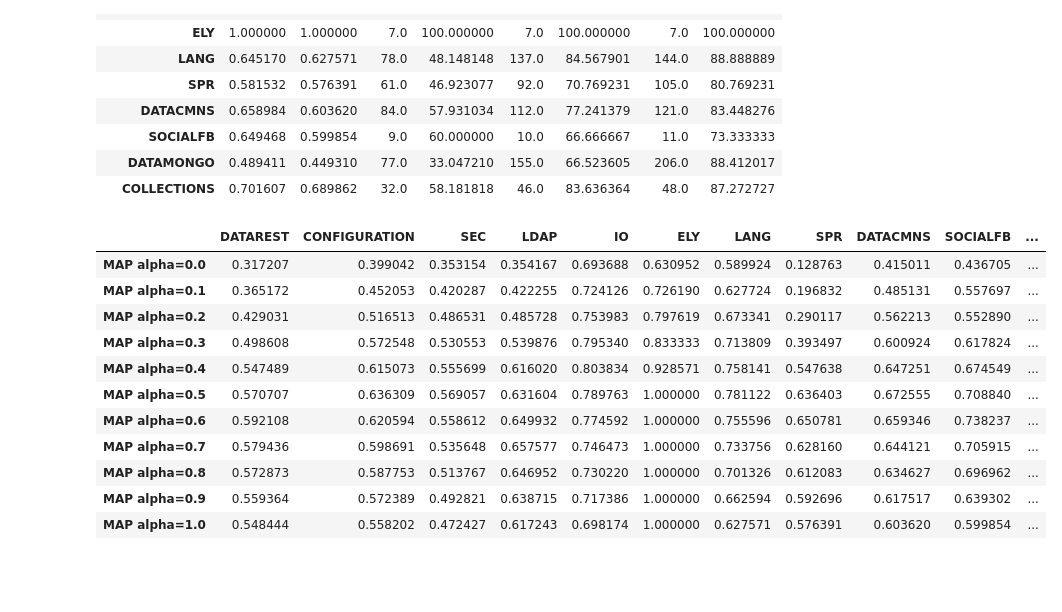
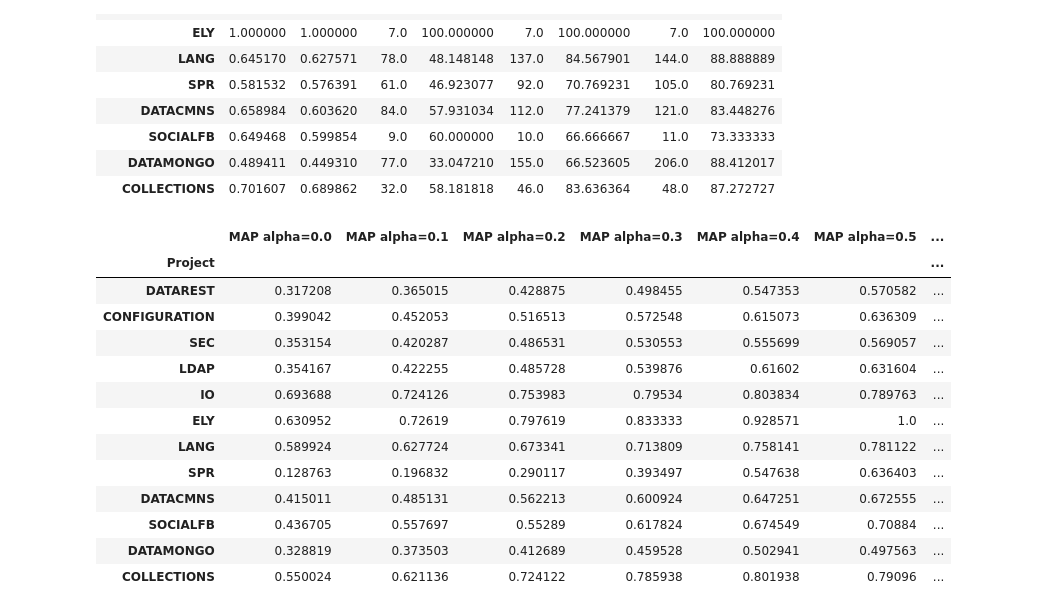
Before and after one commit to JeremyOlea/BugLocator, a Jupyter notebook: Method2.ipynb, the cells around one changed output. Cells and saved outputs as stored; diff of their text form; code cells hidden in the pictures; blank space fills up the shorter version.

```diff
--- a/Method2.ipynb
+++ b/Method2.ipynb
@@ -278,6 +305,13 @@ def check_similarities(source_code, queries, vect):
 
     return scores
 # %%
+# Calculate simi score using Equation (8)
+# Input:
+#   proj_src_dict: Dictionary of source files
+#   fixes: Array of fixes for each bug
+#   bug_similarities: array of scores calculated by cosine similarity
+# Output:
+#   returns array of similarity scores for each source code file
 def calc_simi_score(proj_src_dict, fixes, bug_similarities):
     # print(len(fixes), len(bug_similarities))
     src_code_similarites = [0 for _ in proj_src_dict.keys()]
@@ -291,7 +325,14 @@ def calc_simi_score(proj_src_dict, fixes, bug_similarities):
 
     return src_code_similarites
 
-def check_simi_scores(sc_project_df, queries, vect):
+# Run pipeline for calculating indirect similarities
+# Input:
+#   sc_project_df: source code dataframe
+#   queries: bug report dataframe
+#   vect: TD-IDF vector
+# Output:
+#   returns array of scores for each query in queries
+def check_indirect_similarities(sc_project_df, queries, vect):
     scores = []
     all_qr_vect = vect.transform(queries['query'])
 
@@ -422,6 +427,7 @@ def calc_mean_average_precision(ranks):
     else:
         return 0
 # %%
+# Pipeline for running evaluation for scores
 def run_eval(sc_project_df, br_project_df, scores, my_dict):
     ranked_scores = []
     fix_index = []
@@ -434,10 +440,9 @@ def run_eval(sc_project_df, br_project_df, scores, my_dict):
         ranked_scores.append(rank_scores(scores[idx]))
         fix_index.append(get_fix_index(row.fix, sc_project_df.filename))
         fix_r = get_fix_rank(fix_index[-1], ranked_scores[-1])
-        if len(fix_r) > 0:
-            fix_rank.append(fix_r)
-            reciprocal_rank.append(calc_reciprocal_rank(fix_r))
-            average_precision.append(calc_mean_average_precision(fix_r))
+        fix_rank.append(fix_r)
+        reciprocal_rank.append(calc_reciprocal_rank(fix_r))
+        average_precision.append(calc_mean_average_precision(fix_r))
         idx += 1
 
     my_dict['ranked_score'] = ranked_scores
@@ -677,34 +657,33 @@ def visualize_top_k_percent(df):
 # %%
-def compare_alpha_data(all_alpha_tables, data_name):
+def compare_alpha_data(all_alpha_tables, data_metric):
     result = []
-    # result.append(all_alpha_tables[0].index)
+    result.append(all_alpha_tables[0].index)
     for alpha_val, alpha_table in enumerate(all_alpha_tables):
-        data_series = alpha_table[data_name].to_numpy()
+        data_series = alpha_table[data_metric].to_numpy()
         result.append(data_series)
 
-    df = pd.DataFrame(result)
-    df.columns = all_alpha_tables[0].index
-    df.index = [f'{data_name} alpha=0.0', f'{data_name} alpha=0.1', f'{data_name} alpha=0.2',
-        f'{data_name} alpha=0.3', f'{data_name} alpha=0.4', f'{data_name} alpha=0.5', f'{data_name} alpha=0.6',
-        f'{data_name} alpha=0.7', f'{data_name} alpha=0.8', f'{data_name} alpha=0.9', f'{data_name} alpha=1.0',]
-    # df = df.set_index('Project')
-    df['mean'] = df.apply(lambda row: row.mean(), axis=1)
-    # df = df.transpose()
+    df = pd.DataFrame(result).transpose()
+    df.columns = ['Project', f'{data_metric} alpha=0.0', f'{data_metric} alpha=0.1', f'{data_metric} alpha=0.2',
+        f'{data_metric} alpha=0.3', f'{data_metric} alpha=0.4', f'{data_metric} alpha=0.5', f'{data_metric} alpha=0.6',
+        f'{data_metric} alpha=0.7', f'{data_metric} alpha=0.8', f'{data_metric} alpha=0.9', f'{data_metric} alpha=1.0',]
+    df = df.set_index('Project')
     return df
 # %%
 alpha_MAP = compare_alpha_data(all_combined_alpha_performance_table, 'MAP')
-alpha_MAP.head(13)
+alpha_MAP.head(12)
 # %% [output]
-|  | DATAREST | CONFIGURATION | SEC | LDAP | IO | ELY | LANG | SPR | DATACMNS | SOCIALFB | ... |
-| MAP alpha=0.0 | 0.317207 | 0.399042 | 0.353154 | 0.354167 | 0.693688 | 0.630952 | 0.589924 | 0.128763 | 0.415011 | 0.436705 | ... |
-| MAP alpha=0.1 | 0.365172 | 0.452053 | 0.420287 | 0.422255 | 0.724126 | 0.726190 | 0.627724 | 0.196832 | 0.485131 | 0.557697 | ... |
-| MAP alpha=0.2 | 0.429031 | 0.516513 | 0.486531 | 0.485728 | 0.753983 | 0.797619 | 0.673341 | 0.290117 | 0.562213 | 0.552890 | ... |
-| MAP alpha=0.3 | 0.498608 | 0.572548 | 0.530553 | 0.539876 | 0.795340 | 0.833333 | 0.713809 | 0.393497 | 0.600924 | 0.617824 | ... |
-| MAP alpha=0.4 | 0.547489 | 0.615073 | 0.555699 | 0.616020 | 0.803834 | 0.928571 | 0.758141 | 0.547638 | 0.647251 | 0.674549 | ... |
-| MAP alpha=0.5 | 0.570707 | 0.636309 | 0.569057 | 0.631604 | 0.789763 | 1.000000 | 0.781122 | 0.636403 | 0.672555 | 0.708840 | ... |
-| MAP alpha=0.6 | 0.592108 | 0.620594 | 0.558612 | 0.649932 | 0.774592 | 1.000000 | 0.755596 | 0.650781 | 0.659346 | 0.738237 | ... |
-| MAP alpha=0.7 | 0.579436 | 0.598691 | 0.535648 | 0.657577 | 0.746473 | 1.000000 | 0.733756 | 0.628160 | 0.644121 | 0.705915 | ... |
-| MAP alpha=0.8 | 0.572873 | 0.587753 | 0.513767 | 0.646952 | 0.730220 | 1.000000 | 0.701326 | 0.612083 | 0.634627 | 0.696962 | ... |
-| MAP alpha=0.9 | 0.559364 | 0.572389 | 0.492821 | 0.638715 | 0.717386 | 1.000000 | 0.662594 | 0.592696 | 0.617517 | 0.639302 | ... |
-| MAP alpha=1.0 | 0.548444 | 0.558202 | 0.472427 | 0.617243 | 0.698174 | 1.000000 | 0.627571 | 0.576391 | 0.603620 | 0.599854 | ... |
+|  | MAP alpha=0.0 | MAP alpha=0.1 | MAP alpha=0.2 | MAP alpha=0.3 | MAP alpha=0.4 | MAP alpha=0.5 | ... |
+| Project |  |  |  |  |  |  | ... |
+| DATAREST | 0.317208 | 0.365015 | 0.428875 | 0.498455 | 0.547353 | 0.570582 | ... |
+| CONFIGURATION | 0.399042 | 0.452053 | 0.516513 | 0.572548 | 0.615073 | 0.636309 | ... |
+| SEC | 0.353154 | 0.420287 | 0.486531 | 0.530553 | 0.555699 | 0.569057 | ... |
+| LDAP | 0.354167 | 0.422255 | 0.485728 | 0.539876 | 0.61602 | 0.631604 | ... |
+| IO | 0.693688 | 0.724126 | 0.753983 | 0.79534 | 0.803834 | 0.789763 | ... |
+| ELY | 0.630952 | 0.72619 | 0.797619 | 0.833333 | 0.928571 | 1.0 | ... |
+| LANG | 0.589924 | 0.627724 | 0.673341 | 0.713809 | 0.758141 | 0.781122 | ... |
+| SPR | 0.128763 | 0.196832 | 0.290117 | 0.393497 | 0.547638 | 0.636403 | ... |
+| DATACMNS | 0.415011 | 0.485131 | 0.562213 | 0.600924 | 0.647251 | 0.672555 | ... |
+| SOCIALFB | 0.436705 | 0.557697 | 0.55289 | 0.617824 | 0.674549 | 0.70884 | ... |
+| DATAMONGO | 0.328819 | 0.373503 | 0.412689 | 0.459528 | 0.502941 | 0.497563 | ... |
+| COLLECTIONS | 0.550024 | 0.621136 | 0.724122 | 0.785938 | 0.801938 | 0.79096 | ... |
 # %%
```
Also changed, not shown: parts of 40 cells of this notebook.
